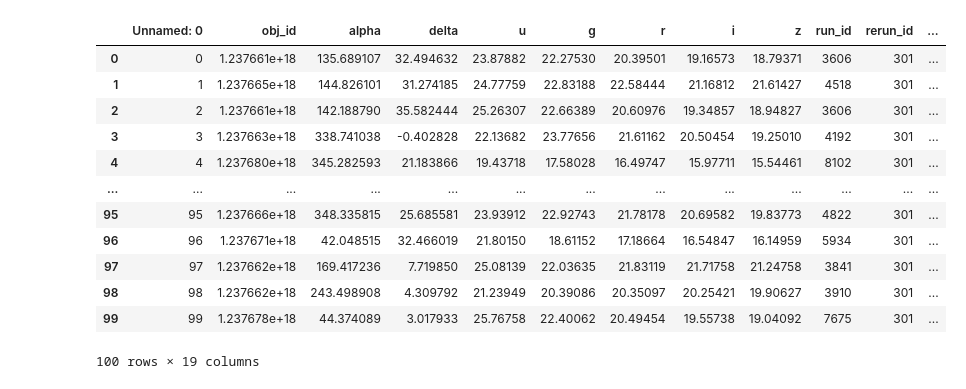
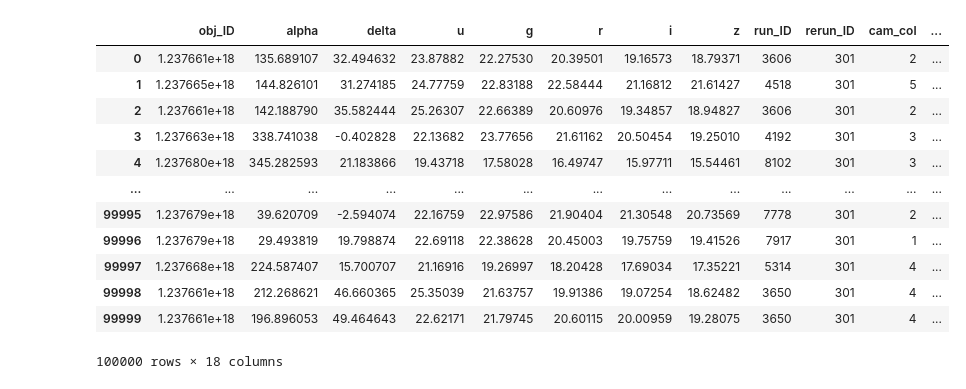
Before and after one commit to wonhee3472/Da_Vinci_Code, a Jupyter notebook: ML_model.ipynb, the cells around one changed output. Drawn from its saved outputs; the diff is of its cells as text; code cells hidden in the pictures.

```diff
--- a/ML_model.ipynb
+++ b/ML_model.ipynb
@@ -42,20 +42,22 @@ session = Session(engine)
+# %%
+# Load the data
+file_path = Path('Resources/star.csv', index=False)
+df = pd.read_csv(file_path)
+# df = df.loc[:, columns].copy()
+df
+# %% [output]
+|  | obj_ID | alpha | delta | u | g | r | i | z | run_ID | rerun_ID | cam_col | ... |
+| 0 | 1.237661e+18 | 135.689107 | 32.494632 | 23.87882 | 22.27530 | 20.39501 | 19.16573 | 18.79371 | 3606 | 301 | 2 | ... |
+| 1 | 1.237665e+18 | 144.826101 | 31.274185 | 24.77759 | 22.83188 | 22.58444 | 21.16812 | 21.61427 | 4518 | 301 | 5 | ... |
+| 2 | 1.237661e+18 | 142.188790 | 35.582444 | 25.26307 | 22.66389 | 20.60976 | 19.34857 | 18.94827 | 3606 | 301 | 2 | ... |
+| 3 | 1.237663e+18 | 338.741038 | -0.402828 | 22.13682 | 23.77656 | 21.61162 | 20.50454 | 19.25010 | 4192 | 301 | 3 | ... |
+| 4 | 1.237680e+18 | 345.282593 | 21.183866 | 19.43718 | 17.58028 | 16.49747 | 15.97711 | 15.54461 | 8102 | 301 | 3 | ... |
+| ... | ... | ... | ... | ... | ... | ... | ... | ... | ... | ... | ... | ... |
+| 99995 | 1.237679e+18 | 39.620709 | -2.594074 | 22.16759 | 22.97586 | 21.90404 | 21.30548 | 20.73569 | 7778 | 301 | 2 | ... |
+| 99996 | 1.237679e+18 | 29.493819 | 19.798874 | 22.69118 | 22.38628 | 20.45003 | 19.75759 | 19.41526 | 7917 | 301 | 1 | ... |
+| 99997 | 1.237668e+18 | 224.587407 | 15.700707 | 21.16916 | 19.26997 | 18.20428 | 17.69034 | 17.35221 | 5314 | 301 | 4 | ... |
+| 99998 | 1.237661e+18 | 212.268621 | 46.660365 | 25.35039 | 21.63757 | 19.91386 | 19.07254 | 18.62482 | 3650 | 301 | 4 | ... |
+| 99999 | 1.237661e+18 | 196.896053 | 49.464643 | 22.62171 | 21.79745 | 20.60115 | 20.00959 | 19.28075 | 3650 | 301 | 4 | ... |
+100000 rows × 18 columns
 # %%
-# Load the data
-file_path = Path('sample_data.csv', index=False)
-df = pd.read_csv(file_path)
-# df = df.loc[:, columns].copy()
-df
+df.set_index(['spec_obj_ID'], inplace = True)
-# %% [output]
-|  | Unnamed: 0 | obj_id | alpha | delta | u | g | r | i | z | run_id | rerun_id | ... |
-| 0 | 0 | 1.237661e+18 | 135.689107 | 32.494632 | 23.87882 | 22.27530 | 20.39501 | 19.16573 | 18.79371 | 3606 | 301 | ... |
-| 1 | 1 | 1.237665e+18 | 144.826101 | 31.274185 | 24.77759 | 22.83188 | 22.58444 | 21.16812 | 21.61427 | 4518 | 301 | ... |
-| 2 | 2 | 1.237661e+18 | 142.188790 | 35.582444 | 25.26307 | 22.66389 | 20.60976 | 19.34857 | 18.94827 | 3606 | 301 | ... |
-| 3 | 3 | 1.237663e+18 | 338.741038 | -0.402828 | 22.13682 | 23.77656 | 21.61162 | 20.50454 | 19.25010 | 4192 | 301 | ... |
-| 4 | 4 | 1.237680e+18 | 345.282593 | 21.183866 | 19.43718 | 17.58028 | 16.49747 | 15.97711 | 15.54461 | 8102 | 301 | ... |
-| ... | ... | ... | ... | ... | ... | ... | ... | ... | ... | ... | ... | ... |
-| 95 | 95 | 1.237666e+18 | 348.335815 | 25.685581 | 23.93912 | 22.92743 | 21.78178 | 20.69582 | 19.83773 | 4822 | 301 | ... |
-| 96 | 96 | 1.237671e+18 | 42.048515 | 32.466019 | 21.80150 | 18.61152 | 17.18664 | 16.54847 | 16.14959 | 5934 | 301 | ... |
-| 97 | 97 | 1.237662e+18 | 169.417236 | 7.719850 | 25.08139 | 22.03635 | 21.83119 | 21.71758 | 21.24758 | 3841 | 301 | ... |
-| 98 | 98 | 1.237662e+18 | 243.498908 | 4.309792 | 21.23949 | 20.39086 | 20.35097 | 20.25421 | 19.90627 | 3910 | 301 | ... |
-| 99 | 99 | 1.237678e+18 | 44.374089 | 3.017933 | 25.76758 | 22.40062 | 20.49454 | 19.55738 | 19.04092 | 7675 | 301 | ... |
-100 rows × 19 columns
```
Also changed, not shown: parts of 14 cells of this notebook.
